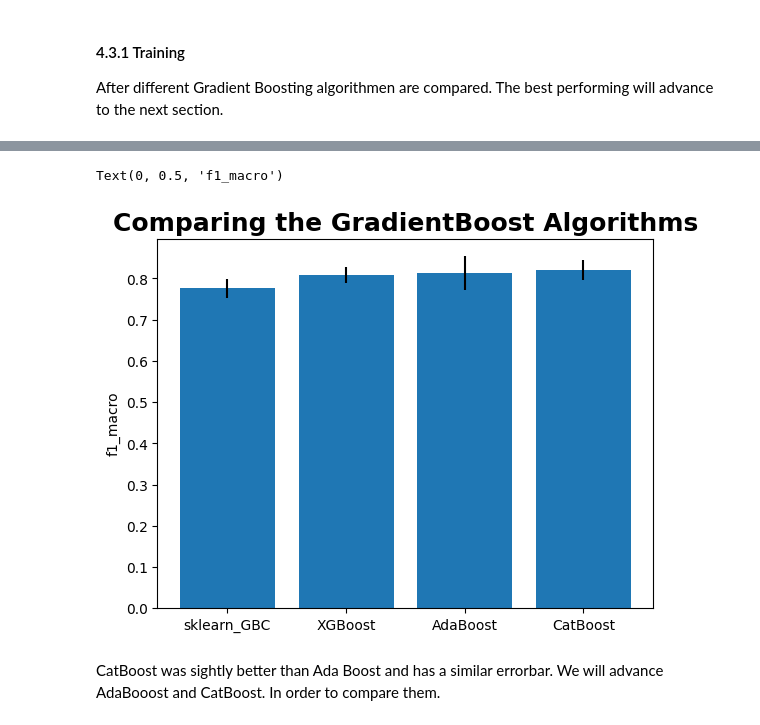
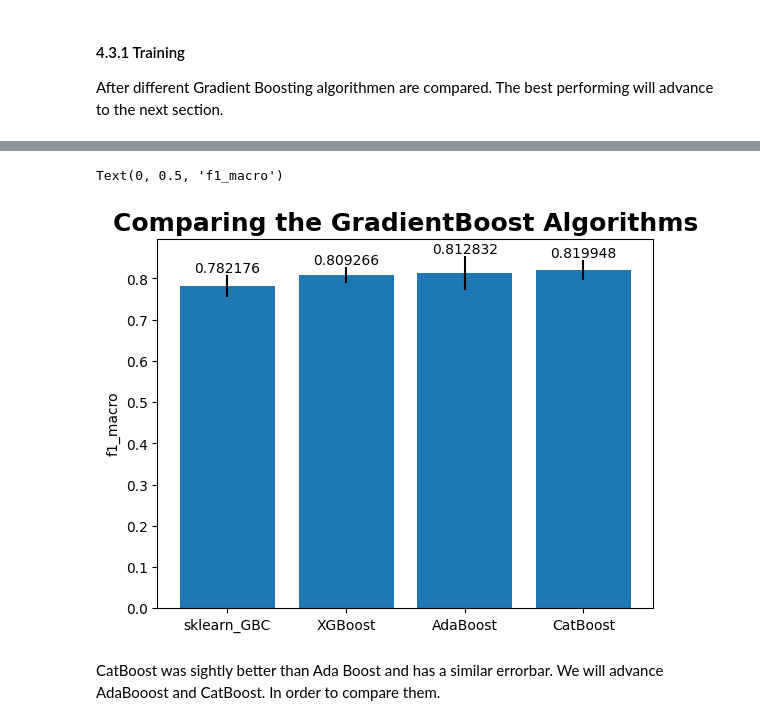
Before and after one commit to micheleishere/CO2, a Jupyter notebook: Project_CO2_main.ipynb, the cells around one changed output, grey strips where cells are left out. Saved outputs shown, nothing was run; the diff lists cells and outputs as text; code cells hidden in the pictures.

Commit message:
update visualisation

```diff
--- a/Project_CO2_main.ipynb
+++ b/Project_CO2_main.ipynb
@@ -476,13 +476,14 @@ Learning rate set to 0.004254
 # %%
 label = ["sklearn_GBC", "XGBoost", "AdaBoost","CatBoost"]
 mean = [gbc_mean, xg_mean, ada_mean, cat_mean]
 error = [gbc_error, xg_error, ada_error, cat_error]
-plt.bar(label, mean, yerr=error) #<---------------------------------------------------------need %
+bar = plt.bar(label, mean, yerr=error)
+plt.bar_label(bar)
 plt.title("Comparing the GradientBoost Algorithms", weight= "bold", size = 18)
 plt.ylabel("f1_macro")
 # %% [output]
 Text(0, 0.5, 'f1_macro')
-[figure, old version]
+[figure, new version]
 # %% [markdown]
 CatBoost was sightly better than Ada Boost and has a similar errorbar. We will advance AdaBooost and CatBoost. In order to compare them.
 # %% [markdown]
```
Also changed, not shown: parts of 4 cells of this notebook, 16 other files.
